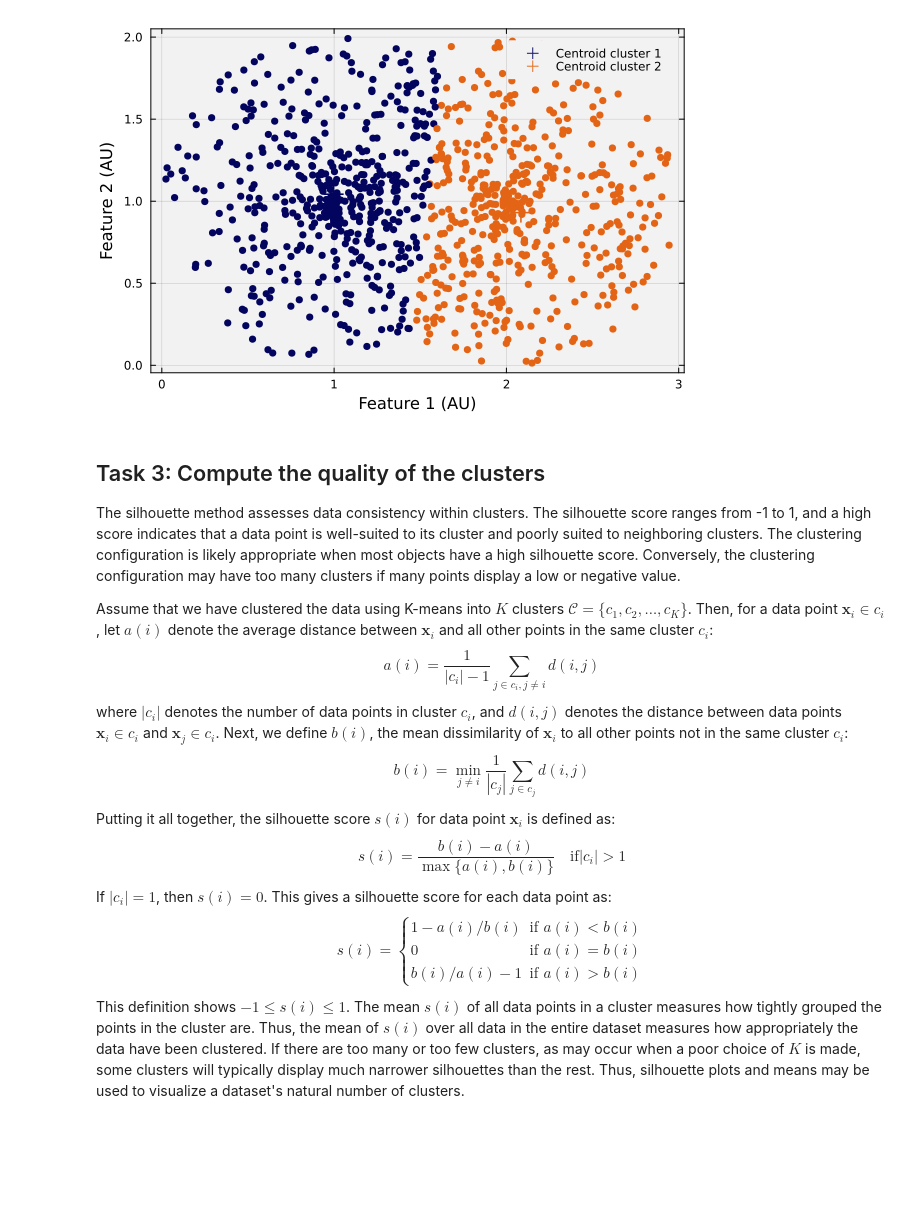
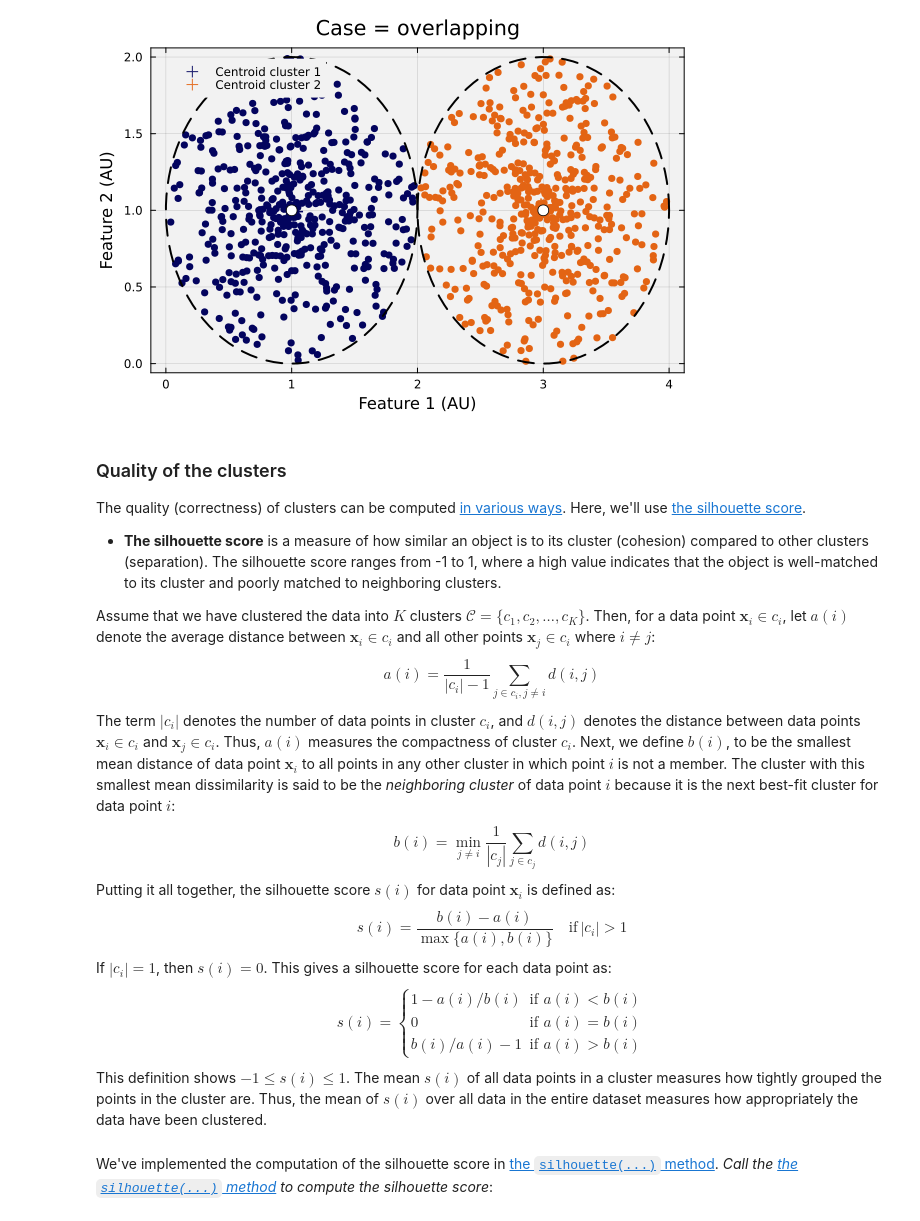
Before and after one commit to varnerlab/PS1-CHEME-5820-SP25, a Jupyter notebook: PS1-CHEME-5820-Solution-S25.ipynb, the cells around one changed output. Drawn from its saved outputs; the diff is of its cells as text; code cells hidden in the pictures; blank space fills up the shorter version.

```diff
--- a/PS1-CHEME-5820-Solution-S25.ipynb
+++ b/PS1-CHEME-5820-Solution-S25.ipynb
@@ -17,10 +15,10 @@ Finally, let's set up the color dictionary for the visualizations in the lecture
 # %%
-number_label_one = 500;
-number_label_two = 500;
+number_label_one = 500; # number of points in cloud 1 (must be ≥ 2)
+number_label_two = 500; # number of points in cloud 2 (must be ≥ 2)
 total_number_of_points = (number_label_one + number_label_two);
-number_of_features = 3; # features: (x,y,l)
-c₁ = (1.0,1.0); # center for cluster 1
- c₂ = (2.0, 1.0); # center for cluster 2
-maxiter = 20000; # maximum iterations of our K-means
-K = 2; # number of clusters. Why do we pick 5?
+number_of_features = 3; # features: (x,y,l), where l is a faux label; see below.
+c̄₁ = (1.0, 1.0); # center for cluster 1: fixed
+c̄₂ = (3.0, 1.0); # center for cluster 2: variable, we'll change this in our study
+maxiter = 10000; # maximum iterations of our K-means implementation
+K = 2; # number of clusters. We'll change this in our study (K > 1)
 ϵ = 1e-6; # tolerance for termination. We can set this to whatever we want
@@ -105,9 +146,9 @@ The `model::MyNaiveKMeansClusteringAlgorithm` contains the data that we passed i
 # %%
 model = build(MyNaiveKMeansClusteringAlgorithm, (
         maxiter = maxiter,
-        dimension = number_of_features - 1, # only (x,y)
+        dimension = size(D,2), # only (x,y)
         number_of_points = total_number_of_points,
         K = K,
         ϵ = ϵ,
-        dataset = D[:,1:end-1], # do not include the faux label
+        dataset = D, # does not include the faux label
 ));
@@ -164,29 +212,37 @@ Fill me in
 # %%
 let
 
     dataset = D;
     horizontal_index = 1;
     vertical_index = 2;
     p = plot(bg="gray95", background_color_outside="white", framestyle = :box, fg_legend = :transparent); # make an empty plot
 
     assignments = result.assignments;
     for i ∈ eachindex(assignments);
         a = assignments[i];
         scatter!([dataset[i, horizontal_index]], [dataset[i, vertical_index]], label="", c=my_color_dictionary[a], msc=my_color_dictionary[a]);
     end
     current();
 
     # plot the centroids -
     centroids = result.centroids;
     for k ∈ 1:K
         c = centroids[k]
         scatter!([c[horizontal_index]], [c[vertical_index]], label="Centroid cluster $(k)", msc=my_color_dictionary[k], c=my_color_dictionary[k],
             ms=10, markerstrokewidth=2, markershape = :plus)
     end
     current();
 
+    circle_one = fixedcircle(c̄₁);
+    circle_two = fixedcircle(c̄₂);
+    plot!(circle_one[:,1], circle_one[:,2], lw=2, c=:black, ls=:dash, label="")
+    plot!(circle_two[:,1], circle_two[:,2], lw=2, c=:black, ls=:dash, label="")
+    scatter!([c̄₁[1]], [c̄₁[2]], ms=6, mec=:black, c=:white, label="")
+    scatter!([c̄₂[1]], [c̄₂[2]], ms=6, mec=:black, c=:white, label="")
+
     xlabel!("Feature 1 (AU)", fontsize=18);
     ylabel!("Feature 2 (AU)", fontsize=18);
+    title!("Case = $(case_label)", fontsize=18)
 end
 # %% [output]
-[figure, old version]
+[figure, new version]
@@ -193,16 +251,18 @@ end
 # %% [markdown]
-## Task 3: Compute the quality of the clusters
-The silhouette method assesses data consistency within clusters. The silhouette score ranges from -1 to 1, and a high score indicates that a data point is well-suited to its cluster and poorly suited to neighboring clusters. The clustering configuration is likely appropriate when most objects have a high silhouette score. Conversely, the clustering configuration may have too many clusters if many points display a low or negative value.
+### Quality of the clusters
+The quality (correctness) of clusters can be computed [in various ways](https://juliastats.org/Clustering.jl/stable/validate.html). Here, we'll use [the silhouette score](https://en.wikipedia.org/wiki/Silhouette_(clustering)).
+* __The silhouette score__ is a measure of how similar an object is to its cluster (cohesion)
+compared to other clusters (separation). The silhouette score ranges from -1 to 1, where a high value indicates that the object is well-matched to its cluster and poorly matched to neighboring clusters.
 
-Assume that we have clustered the data using K-means into $K$ clusters $\mathcal{C} = \{c_1, c_2, \ldots, c_K\}$.
-Then, for a data point $\mathbf{x}_i\in c_i$, let $a(i)$ denote the average distance between $\mathbf{x}_i$ and all other points in the same cluster $c_i$:
+Assume that we have clustered the data into $K$ clusters $\mathcal{C} = \{c_1, c_2, \ldots, c_K\}$.
+Then, for a data point $\mathbf{x}_i\in c_i$, let $a(i)$ denote the average distance between $\mathbf{x}_i\in{c}_{i}$ and all other points $\mathbf{x}_{j}\in{c_i}$ where $i\neq{j}$:
 $$
 \begin{equation}
 a(i) = \frac{1}{|c_i| - 1}\sum_{j\in c_i, j\neq i}d(i,j)
 \end{equation}
 $$
-where $|c_i|$ denotes the number of data points in cluster $c_i$, and $d(i,j)$ denotes the distance between data points $\mathbf{x}_i\in{c_{i}}$ and $\mathbf{x}_j\in{c_{i}}$.
-Next, we define $b(i)$, the mean dissimilarity of $\mathbf{x}_i$ to all other points not in the same cluster $c_i$:
+The term $|c_i|$ denotes the number of data points in cluster $c_i$, and $d(i,j)$ denotes the distance between data points $\mathbf{x}_i\in{c_{i}}$ and $\mathbf{x}_j\in{c_{i}}$.
+Thus, $a(i)$ measures the compactness of cluster $c_{i}$. Next, we define $b(i)$, to be the smallest mean distance of data point $\mathbf{x}_{i}$ to all points in any other cluster in which point $i$ is not a member. The cluster with this smallest mean dissimilarity is said to be the _neighboring cluster_ of data point $i$ because it is the next best-fit cluster for data point $i$:
 $$
 \begin{equation}
 b(i) = \min_{j\neq i}\frac{1}{|c_j|}\sum_{j\in c_j}d(i,j)
@@ -211,7 +271,7 @@ $$
 Putting it all together, the silhouette score $s(i)$ for data point $\mathbf{x}_i$ is defined as:
 $$
 \begin{equation}
-s(i) = \frac{b(i) - a(i)}{\max\{a(i), b(i)\}}\quad\text{if}|c_i|>1
+s(i) = \frac{b(i) - a(i)}{\max\{a(i), b(i)\}}\quad\text{if}\,|c_i|>1
 \end{equation}
 $$
 If $|c_i|=1$, then $s(i)=0$. This gives a silhouette score for each data point as:
@@ -226,10 +286,9 @@ $$
 \end{equation}
 $$
 This definition shows $-1\leq s(i)\leq 1$.
-The mean $s(i)$ of all data points in a cluster measures how tightly grouped the points in the cluster are.
-Thus, the mean of $s(i)$ over all data in the entire dataset measures how appropriately the data have been clustered.
-If there are too many or too few clusters, as may occur when a poor choice of $K$ is made, some clusters will typically display much narrower silhouettes than the rest.
-Thus, silhouette plots and means may be used to visualize a dataset's natural number of clusters.
+The mean $s(i)$ of all data points in a cluster measures how tightly grouped the points in the cluster are. Thus, the mean of $s(i)$ over all data in the entire dataset measures how appropriately the data have been clustered.
+# %% [markdown]
+We've implemented the computation of the silhouette score in [the `silhouette(...)` method](src/Cluster.jl). _Call the [the `silhouette(...)` method](src/Cluster.jl) to compute the silhouette score_:
 # %%
 s, s̄ = let
 
```
Also changed, not shown: parts of 30 cells of this notebook, 1 other file.
